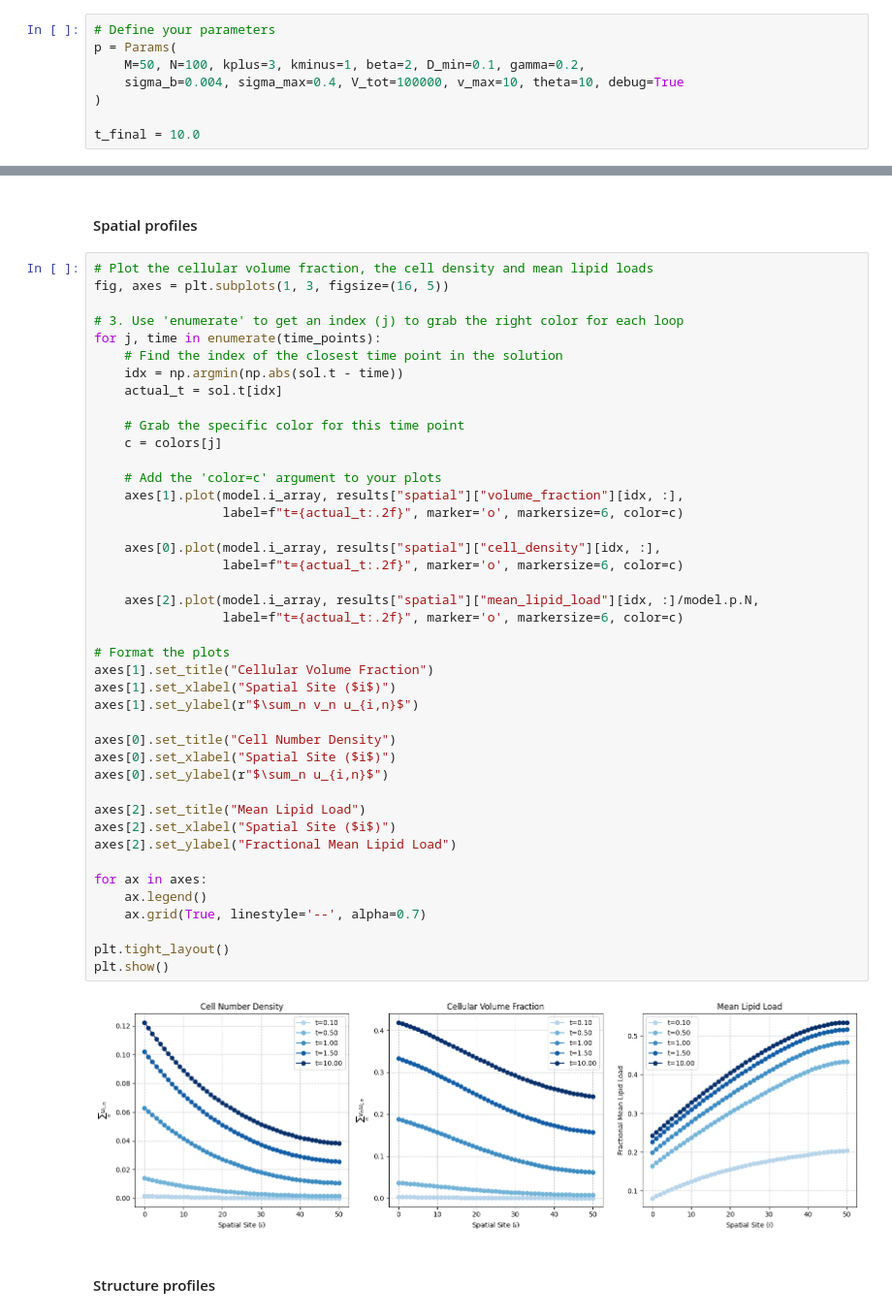
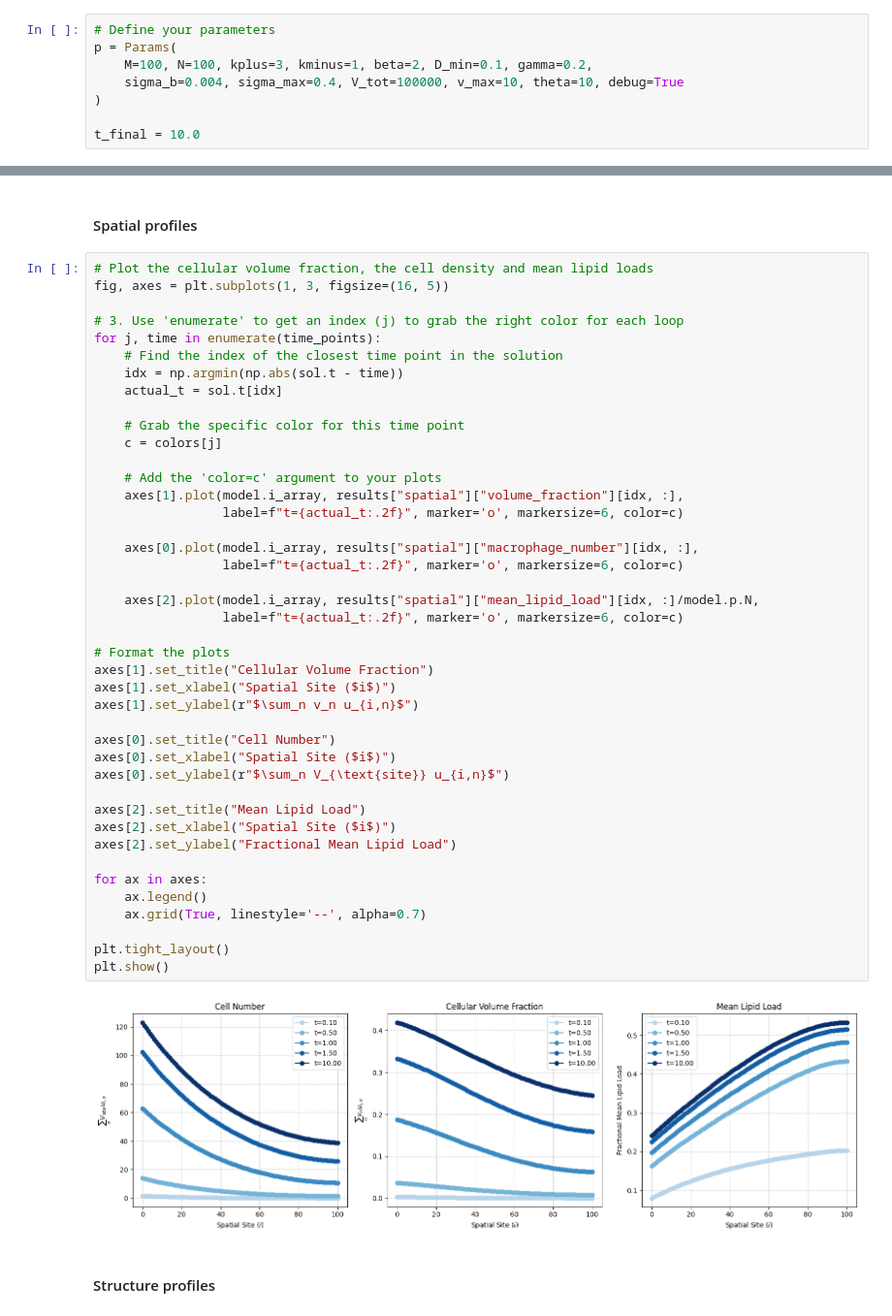
Before and after one commit to eleonoraagostinelli/VolumeFilling-Multiscale-Model, a Jupyter notebook: Discrete_SpaceStructure_Solver.ipynb, the cells around one changed output, grey strips where cells are left out. Shown at 97% size. Cells and saved outputs as stored; diff of their text form.

```diff
--- a/Discrete_SpaceStructure_Solver.ipynb
+++ b/Discrete_SpaceStructure_Solver.ipynb
@@ -23,7 +23,7 @@ The autoreload extension is already loaded. To reload it, use:
 # %%
 # Define your parameters
 p = Params(
-    M=50, N=100, kplus=3, kminus=1, beta=2, D_min=0.1, gamma=0.2,
+    M=100, N=100, kplus=3, kminus=1, beta=2, D_min=0.1, gamma=0.2,
     sigma_b=0.004, sigma_max=0.4, V_tot=100000, v_max=10, theta=10, debug=True
 )
 
@@ -77,37 +77,37 @@ for j, time in enumerate(time_points):
     # Grab the specific color for this time point
     c = colors[j]
 
     # Add the 'color=c' argument to your plots
     axes[1].plot(model.i_array, results["spatial"]["volume_fraction"][idx, :],
                  label=f"t={actual_t:.2f}", marker='o', markersize=6, color=c)
 
-    axes[0].plot(model.i_array, results["spatial"]["cell_density"][idx, :],
+    axes[0].plot(model.i_array, results["spatial"]["macrophage_number"][idx, :],
                  label=f"t={actual_t:.2f}", marker='o', markersize=6, color=c)
 
     axes[2].plot(model.i_array, results["spatial"]["mean_lipid_load"][idx, :]/model.p.N,
                  label=f"t={actual_t:.2f}", marker='o', markersize=6, color=c)
 
 # Format the plots
 axes[1].set_title("Cellular Volume Fraction")
 axes[1].set_xlabel("Spatial Site ($i$)")
 axes[1].set_ylabel(r"$\sum_n v_n u_{i,n}$")
 
-axes[0].set_title("Cell Number Density")
+axes[0].set_title("Cell Number")
 axes[0].set_xlabel("Spatial Site ($i$)")
-axes[0].set_ylabel(r"$\sum_n u_{i,n}$")
+axes[0].set_ylabel(r"$\sum_n V_{\text{site}} u_{i,n}$")
 
 axes[2].set_title("Mean Lipid Load")
 axes[2].set_xlabel("Spatial Site ($i$)")
 axes[2].set_ylabel("Fractional Mean Lipid Load")
 
 for ax in axes:
     ax.legend()
     ax.grid(True, linestyle='--', alpha=0.7)
 
 plt.tight_layout()
 plt.show()
 # %% [output]
-[figure, old version]
+[figure, new version]
 # %% [markdown]
 #### Structure profiles
 # %%
```
Also changed, not shown: parts of 3 cells of this notebook, 3 other files.
